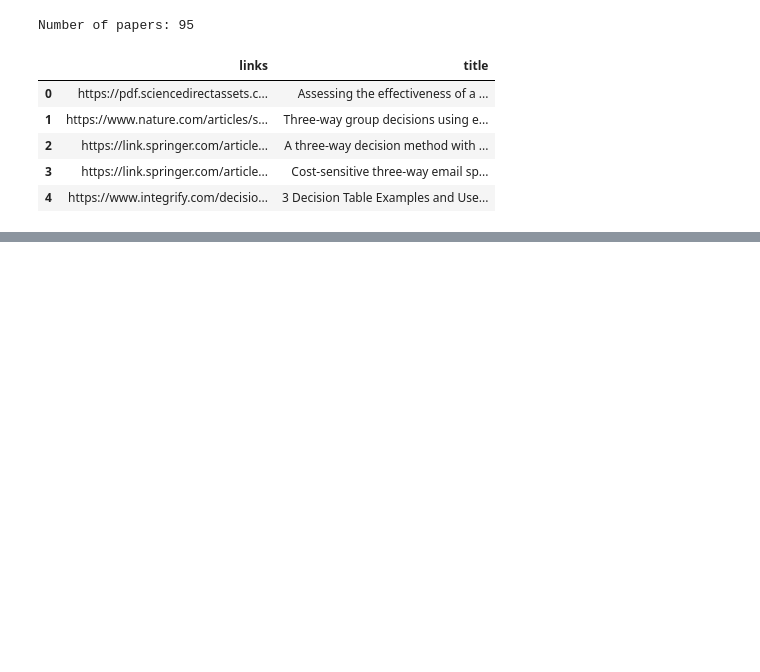
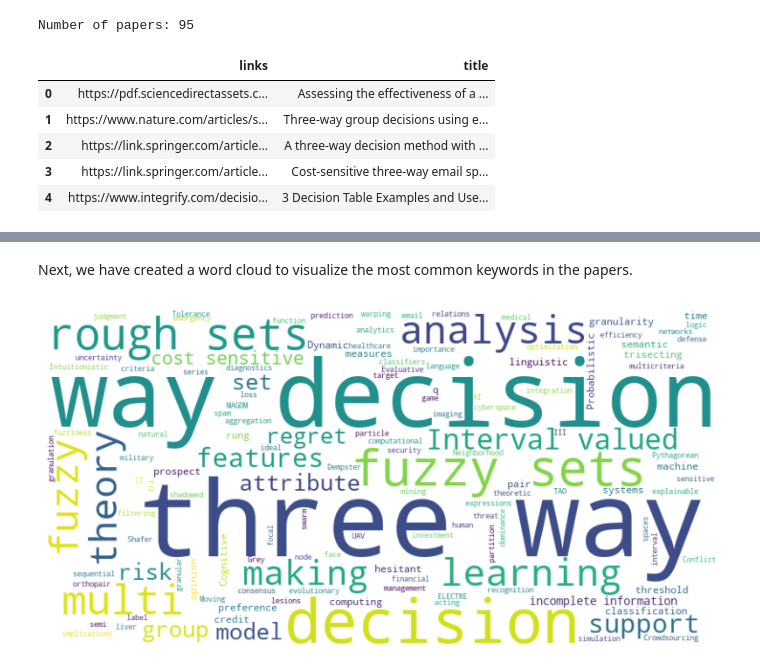
Before and after one commit to kapeesh-kaul/three-way-disaster-app, a Jupyter notebook: server/experiments.ipynb, the cells around one changed output, grey strips where cells are left out. Saved outputs shown, nothing was run; the diff lists cells and outputs as text; code cells hidden in the pictures; blank space fills up the shorter version.

Commit message:
add insights to the data

```diff
--- a/server/experiments.ipynb
+++ b/server/experiments.ipynb
@@ -42,0 +48,4 @@ In the next steps, we will go through the papers to extract key points from the
+# %%
+papers = pd.read_csv('data/Research_Papers_Table_with_All_Additional_Entries.csv')
+print(f'Number of papers: {len(papers)}', '\n')
+papers.head()
@@ -42,0 +60,20 @@ In the next steps, we will go through the papers to extract key points from the
+# %% [markdown]
+Next, we have created a word cloud to visualize the most common keywords in the papers.
+# %%
+from wordcloud import WordCloud
+
+import matplotlib.pyplot as plt
+
+# Combine all keywords into a single string
+keywords_text = ' '.join(papers['Keywords'].dropna())
+
+# Generate the word cloud
+wordcloud = WordCloud(width=800, height=400, background_color='white').generate(keywords_text)
+
+# Display the word cloud
+plt.figure(figsize=(10, 5))
+plt.imshow(wordcloud, interpolation='bilinear')
+plt.axis('off')
+plt.show()
+# %% [output]
+[figure, added]
```
Also changed, not shown: parts of 8 cells of this notebook, 2 other files.
